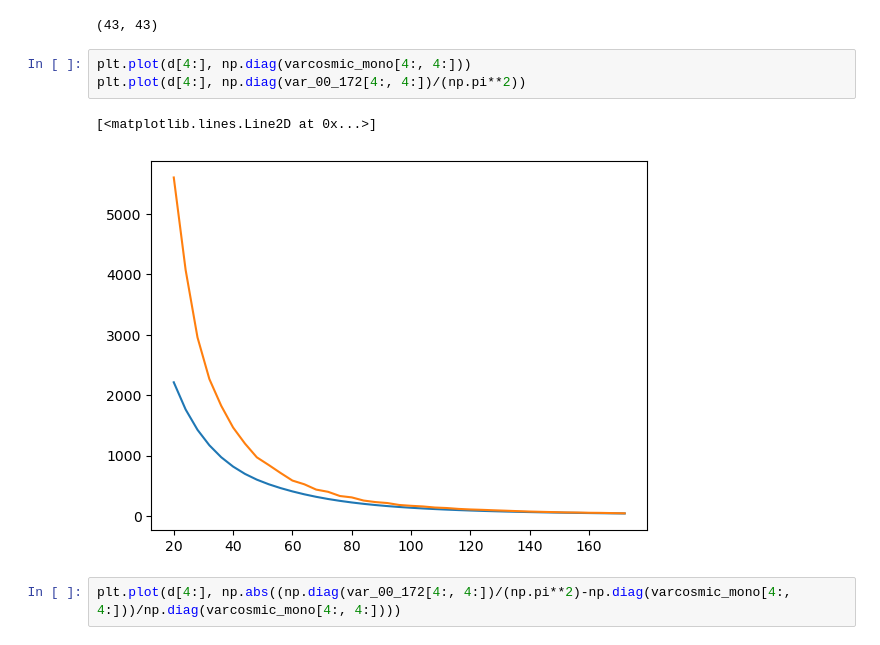
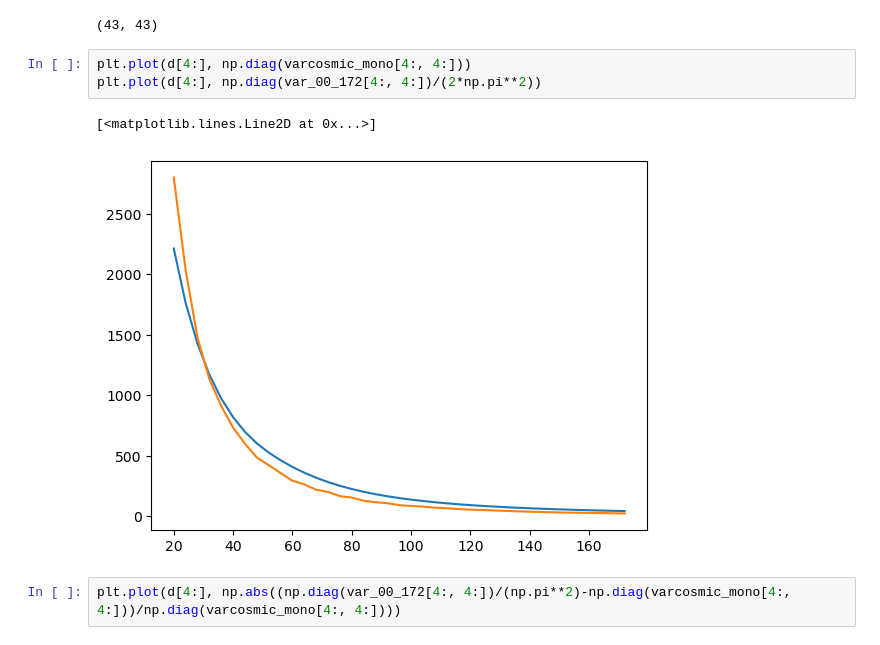
Before and after one commit to dasobral/2DFFTLog, a Jupyter notebook: test_integrals.ipynb, the cells around one changed output. Drawn from its saved outputs; the diff is of its cells as text.

```diff
--- a/test_integrals.ipynb
+++ b/test_integrals.ipynb
@@ -184,10 +184,10 @@ np.shape(varcosmic_mono)
 (43, 43)
 # %%
 plt.plot(d[4:], np.diag(varcosmic_mono[4:, 4:]))
-plt.plot(d[4:], np.diag(var_00_172[4:, 4:])/(np.pi**2))
+plt.plot(d[4:], np.diag(var_00_172[4:, 4:])/(2*np.pi**2))
 # %% [output]
 [<matplotlib.lines.Line2D at 0x...>]
-[figure, old version]
+[figure, new version]
 # %%
 plt.plot(d[4:], np.abs((np.diag(var_00_172[4:, 4:])/(np.pi**2)-np.diag(varcosmic_mono[4:, 4:]))/np.diag(varcosmic_mono[4:, 4:])))
 # %% [output]
```
